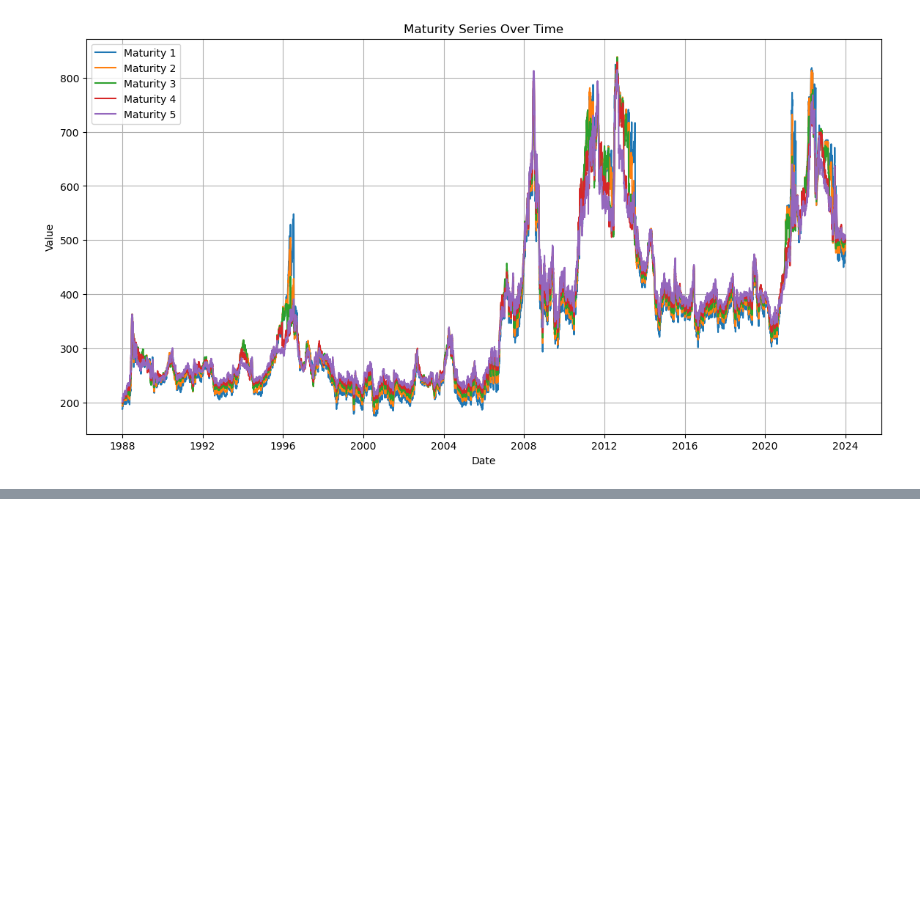
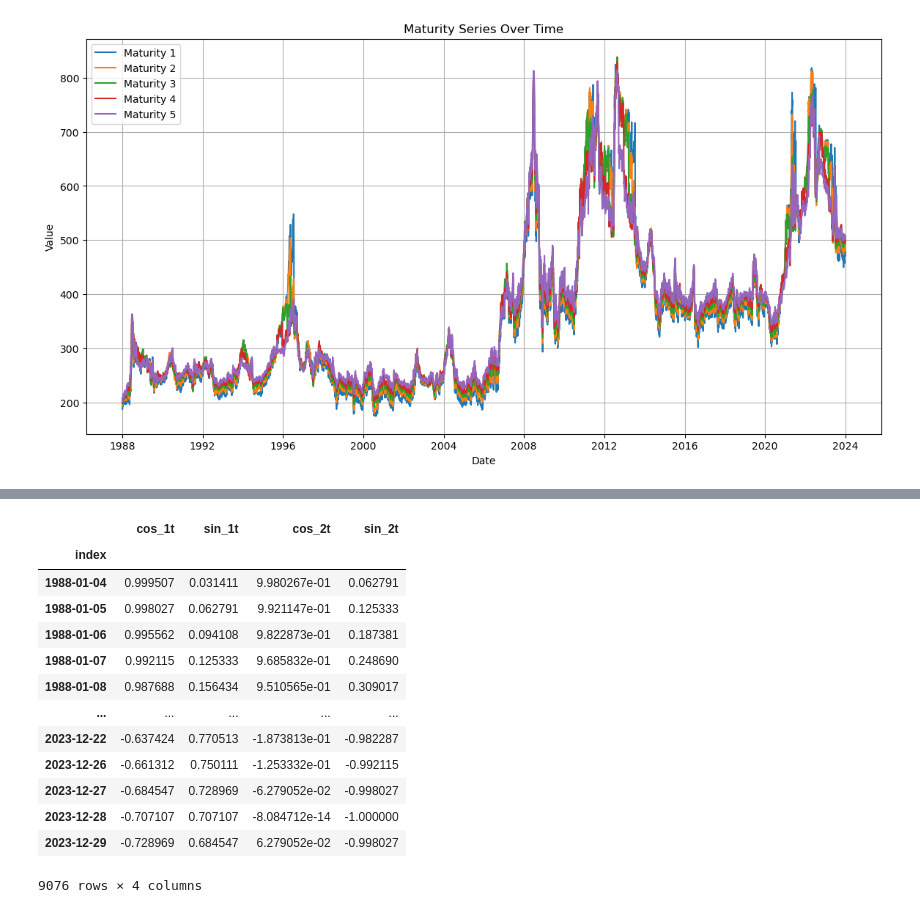
Before and after one commit to NaimLehbiben/Gestion-Quantitative, a Jupyter notebook: notebook.ipynb, the cells around one changed output, grey strips where cells are left out. Saved outputs shown, nothing was run; the diff lists cells and outputs as text; code cells hidden in the pictures; blank space fills up the shorter version.

```diff
--- a/notebook.ipynb
+++ b/notebook.ipynb
@@ -86,0 +174,20 @@ denoised_df.loc["2018-01-04":"2018-01-10",:]
+# %%
+t = np.array(range(1, len(return_df) + 1))
+# Préparer les données pour la régression
+df = pd.DataFrame({
+    'cos_1t': np.cos(2 * np.pi * t/ 200),  # Assurez-vous que la périodicité est correcte
+    'sin_1t': np.sin(2 * np.pi * t/ 200),
+    'cos_2t': np.cos(4 * np.pi * t/ 200),
+    'sin_2t': np.sin(4 * np.pi * t/ 200)
+}, index=return_df.index)  # Utiliser l'index de 'return_df'
+
+# Vérifier que les indices sont alignés
+assert y.index.equals(X.index), "Les indices ne sont pas alignés!"
+
+X = sm.add_constant(df)
+y = return_df['Maturity 1']
+
+# Exécuter la régression linéaire
+model = sm.OLS(y, X)
+results = model.fit()
+print(results.summary())
@@ -86,0 +212,17 @@ denoised_df.loc["2018-01-04":"2018-01-10",:]
+# %%
+df
+# %% [output]
+|  | cos_1t | sin_1t | cos_2t | sin_2t |
+| index |  |  |  |  |
+| 1988-01-04 | 0.999507 | 0.031411 | 9.980267e-01 | 0.062791 |
+| 1988-01-05 | 0.998027 | 0.062791 | 9.921147e-01 | 0.125333 |
+| 1988-01-06 | 0.995562 | 0.094108 | 9.822873e-01 | 0.187381 |
+| 1988-01-07 | 0.992115 | 0.125333 | 9.685832e-01 | 0.248690 |
+| 1988-01-08 | 0.987688 | 0.156434 | 9.510565e-01 | 0.309017 |
+| ... | ... | ... | ... | ... |
+| 2023-12-22 | -0.637424 | 0.770513 | -1.873813e-01 | -0.982287 |
+| 2023-12-26 | -0.661312 | 0.750111 | -1.253332e-01 | -0.992115 |
+| 2023-12-27 | -0.684547 | 0.728969 | -6.279052e-02 | -0.998027 |
+| 2023-12-28 | -0.707107 | 0.707107 | -8.084712e-14 | -1.000000 |
+| 2023-12-29 | -0.728969 | 0.684547 | 6.279052e-02 | -0.998027 |
+9076 rows × 4 columns
```
Also changed, not shown: parts of 10 cells of this notebook, 1 other file.
